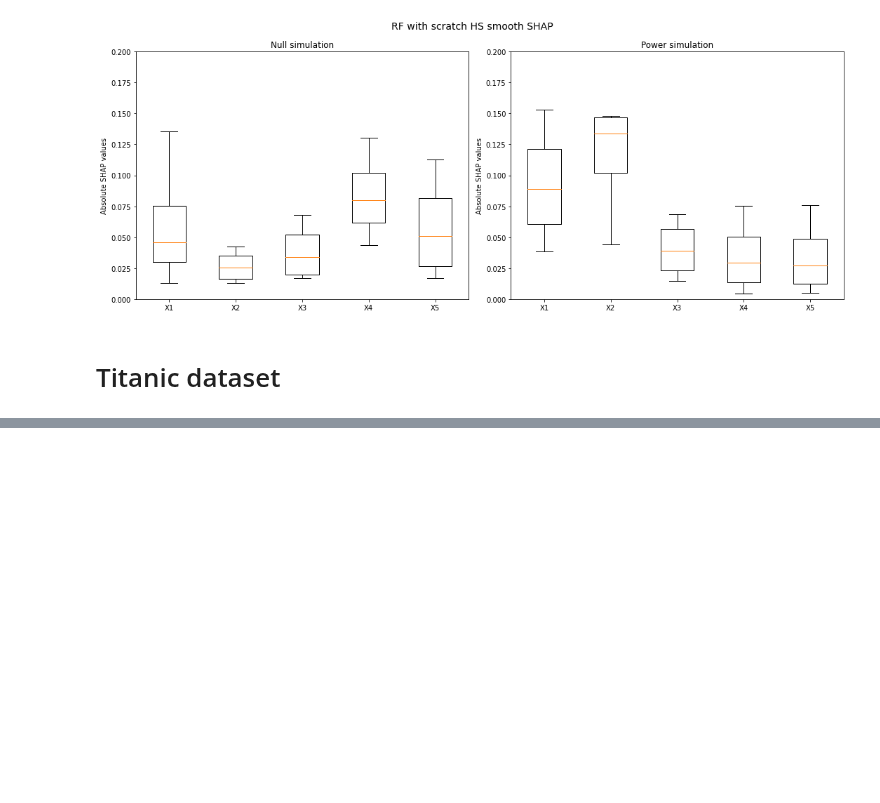
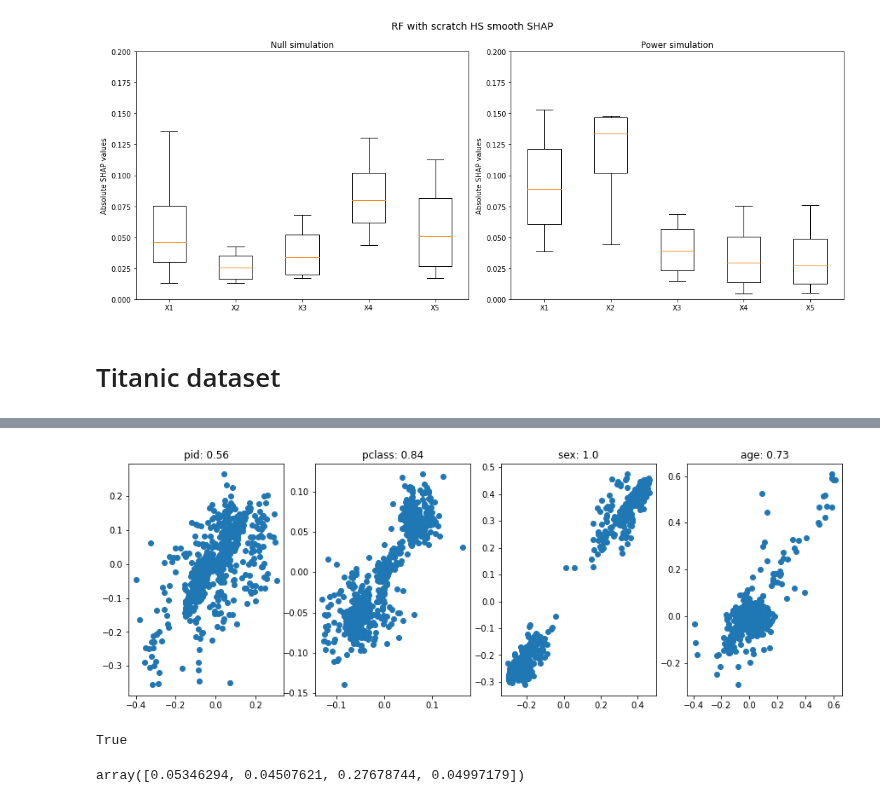
Before and after one commit to markusloecher/TreeBasedModel, a Jupyter notebook: notebooks/HS_SmSHAP.ipynb, the cells around one changed output, grey strips where cells are left out. Drawn from its saved outputs; the diff is of its cells as text; code cells hidden in the pictures; blank space fills up the shorter version.

```diff
--- a/notebooks/HS_SmSHAP.ipynb
+++ b/notebooks/HS_SmSHAP.ipynb
@@ -377,0 +438,8 @@ X.head(3)
+# %%
+fig, axs = plt.subplots(1,4, figsize=(15,5))
+
+for i in range(4):
+    axs[i].scatter(clf_HSsmSHAP.inbag_SHAP_values[:, i].reshape(-1, 1), clf_HSsmSHAP.oob_SHAP_values[:, i])
+    axs[i].set_title(f"{clf_HSsmSHAP.feature_names[i]}: {np.round(clf_HSsmSHAP.smSHAP_coefs[i],2)}")
+# %% [output]
+[figure, added]
@@ -377,0 +448,8 @@ X.head(3)
+# %%
+np.array_equal(smooth_shap_vals, clf_HSsmSHAP.smSHAP_vals)
+# %% [output]
+True
+# %%
+mean_smooth_shap
+# %% [output]
+array([0.05346294, 0.04507621, 0.27678744, 0.04997179])
```
Also changed, not shown: parts of 37 cells of this notebook, 1 other file.
